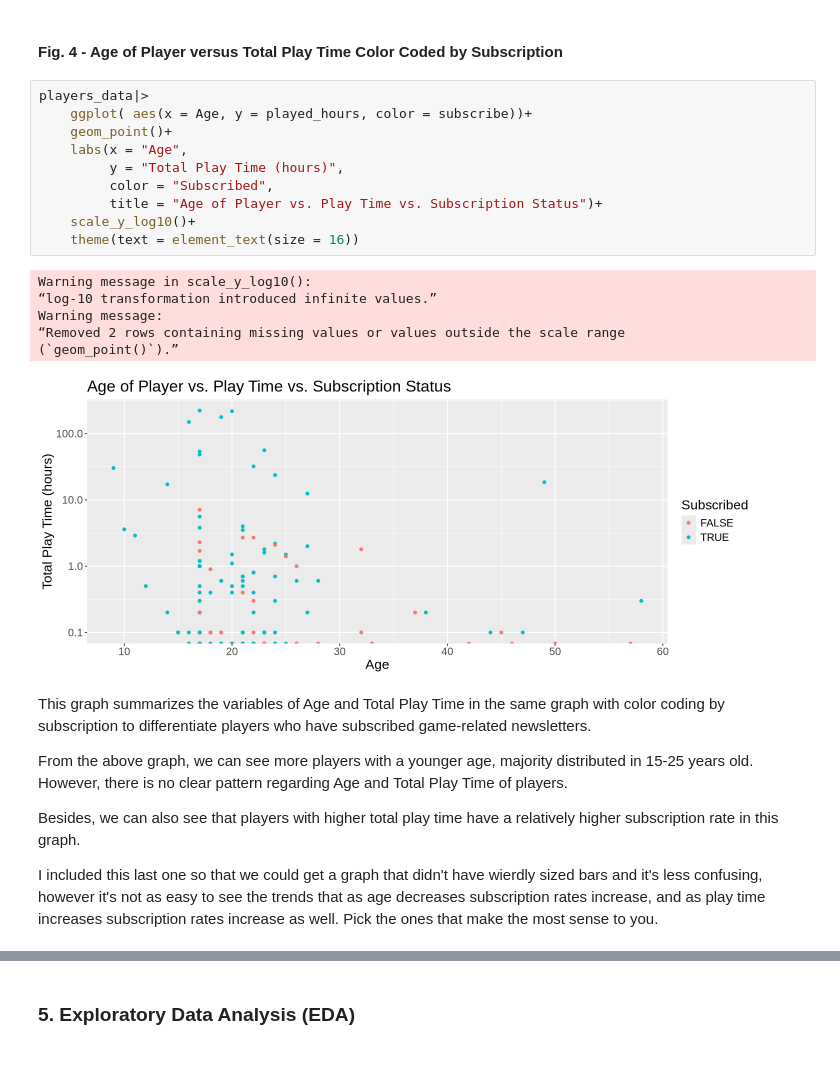
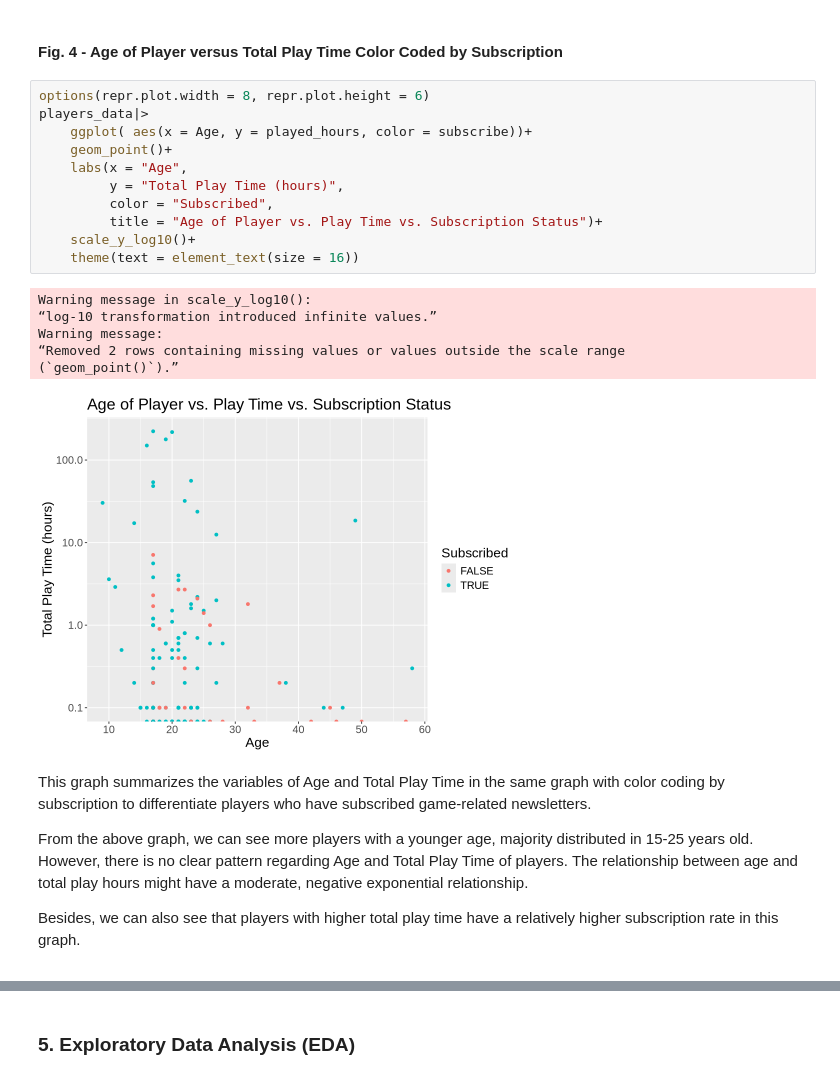
Before and after one commit to camillesnyder/Final-Project, a Jupyter notebook: Final-Project.ipynb, the cells around one changed output, grey strips where cells are left out. Saved outputs shown, nothing was run; the diff lists cells and outputs as text.

```diff
--- a/Final-Project.ipynb
+++ b/Final-Project.ipynb
@@ -208,26 +217,25 @@ Here we can see that as a player is more likely to be subscribed to game-related
 # %% [markdown]
 #### Fig. 4 - Age of Player versus Total Play Time Color Coded by Subscription
 # %%
+options(repr.plot.width = 8, repr.plot.height = 6)
 players_data|>
     ggplot( aes(x = Age, y = played_hours, color = subscribe))+
     geom_point()+
     labs(x = "Age",
          y = "Total Play Time (hours)",
          color = "Subscribed",
          title = "Age of Player vs. Play Time vs. Subscription Status")+
     scale_y_log10()+
     theme(text = element_text(size = 16))
 # %% [output]
 Warning message in scale_y_log10():
 “log-10 transformation introduced infinite values.”
 Warning message:
 “Removed 2 rows containing missing values or values outside the scale range
 (`geom_point()`).”
-[figure, old version]
+[figure, new version]
 # %% [markdown]
 This graph summarizes the variables of Age and Total Play Time in the same graph with color coding by subscription to differentiate players who have subscribed game-related newsletters.
 
-From the above graph, we can see more players with a younger age, majority distributed in 15-25 years old. However, there is no clear pattern regarding Age and Total Play Time of players. <p>
+From the above graph, we can see more players with a younger age, majority distributed in 15-25 years old. However, there is no clear pattern regarding Age and Total Play Time of players. The relationship between age and total play hours might have a moderate, negative exponential relationship. <p>
 Besides, we can also see that players with higher total play time have a relatively higher subscription rate in this graph.
-
-I included this last one so that we could get a graph that didn't have wierdly sized bars and it's less confusing, however it's not as easy to see the trends that as age decreases subscription rates increase, and as play time increases subscription rates increase as well. Pick the ones that make the most sense to you.
```
Also changed, not shown: parts of 11 cells of this notebook.
